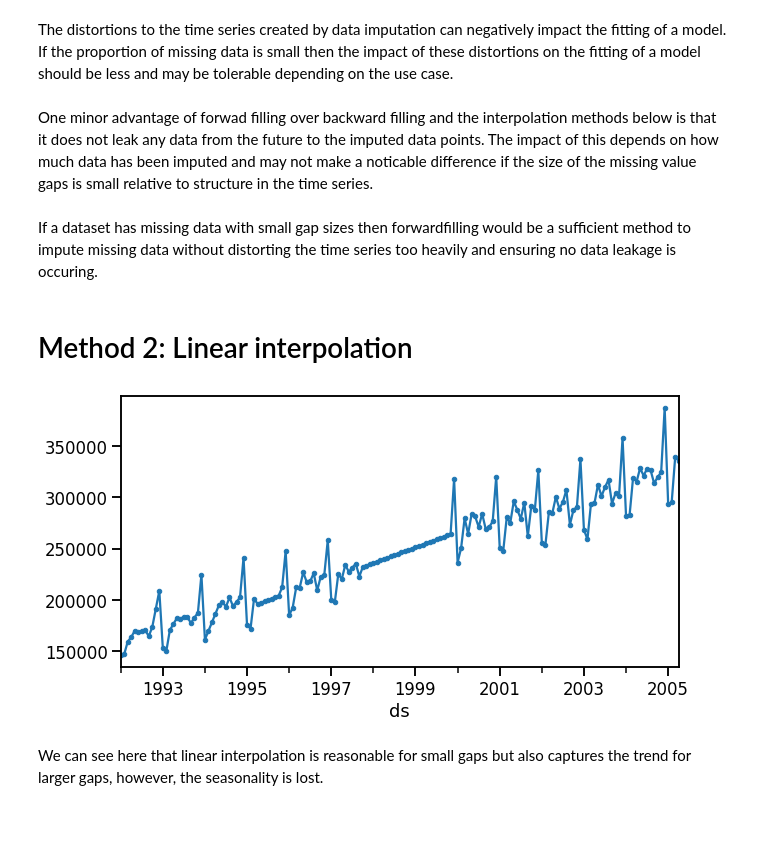
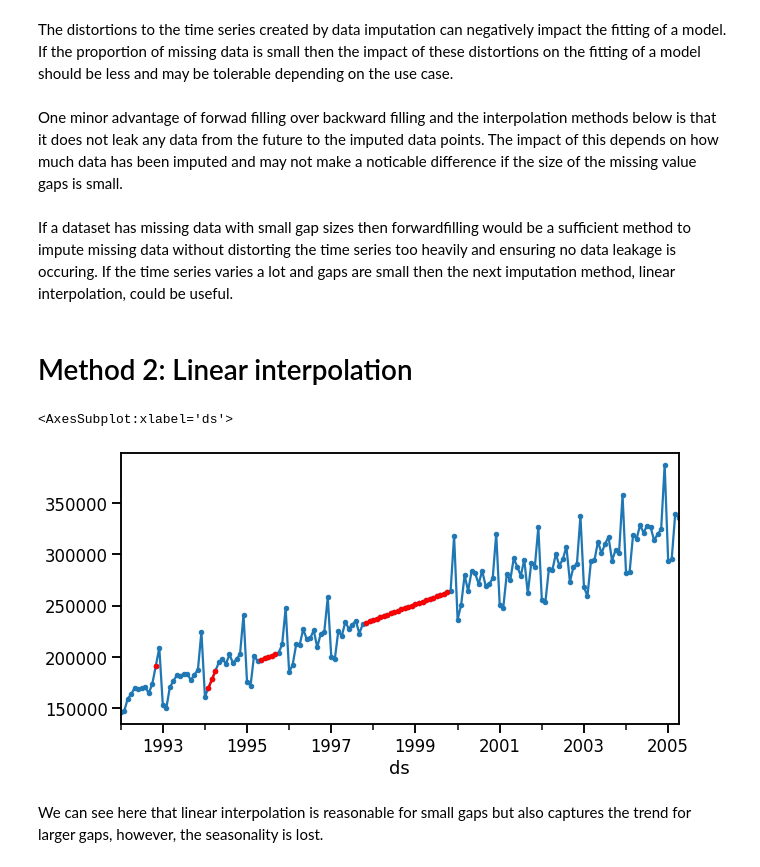
Before and after one commit to trainindata/feature-engineering-for-time-series-forecasting, a Jupyter notebook: 02-Exploratory-Data-Analysis/Missing-Data.ipynb, the cells around one changed output. Cells and saved outputs as stored; diff of their text form; code cells hidden in the pictures; blank space fills up the shorter version.

```diff
--- a/02-Exploratory-Data-Analysis/Missing-Data.ipynb
+++ b/02-Exploratory-Data-Analysis/Missing-Data.ipynb
@@ -81,22 +80,23 @@ The above figures show that these methods can distort important structures of th
 # %% [markdown]
 The distortions to the time series created by data imputation can negatively impact the fitting of a model. If the proportion of missing data is small then the impact of these distortions on the fitting of a model should be less and may be tolerable depending on the use case.
 # %% [markdown]
-One minor advantage of forwad filling over backward filling and the interpolation methods below is that it does not leak any data from the future to the imputed data points.  The impact of this depends on how much data has been imputed and may not make a noticable difference if the size of the missing value gaps is small relative to structure in the time series.
+One minor advantage of forwad filling over backward filling and the interpolation methods below is that it does not leak any data from the future to the imputed data points.  The impact of this depends on how much data has been imputed and may not make a noticable difference if the size of the missing value gaps is small.
 # %% [markdown]
-If a dataset has missing data with small gap sizes then forwardfilling would be a sufficient method to impute missing data without distorting the time series too heavily and ensuring no data leakage is occuring.
+If a dataset has missing data with small gap sizes then forwardfilling would be a sufficient method to impute missing data without distorting the time series too heavily and ensuring no data leakage is occuring. If the time series varies a lot and gaps are small then the next imputation method, linear interpolation, could be useful.
 # %% [markdown]
 # Method 2: Linear interpolation
 # %%
 # Apply the linear interpolation method
 # Note: If the time interval between rows are not uniform then
 # the method should set as 'time' to achieve a linear fit.
 df_imputed = df.interpolate(method='linear')
 
 # Plot the imputed time series
 ax = df_imputed.plot(linestyle='-', marker='.', figsize=[10, 5], legend=None)
-#df_imputed[df.isnull()].plot(ax=ax, legend=None, marker='.', color='r')
+df_imputed[df.isnull()].plot(ax=ax, legend=None, marker='.', color='r')
 # %% [output]
+<AxesSubplot:xlabel='ds'>
-[figure, old version]
+[figure, new version]
 # %% [markdown]
 We can see here that linear interpolation is reasonable for small gaps but also captures the trend for larger gaps, however, the seasonality is lost.
 # %% [markdown]
```
Also changed, not shown: parts of 6 cells of this notebook, 5 other files.
